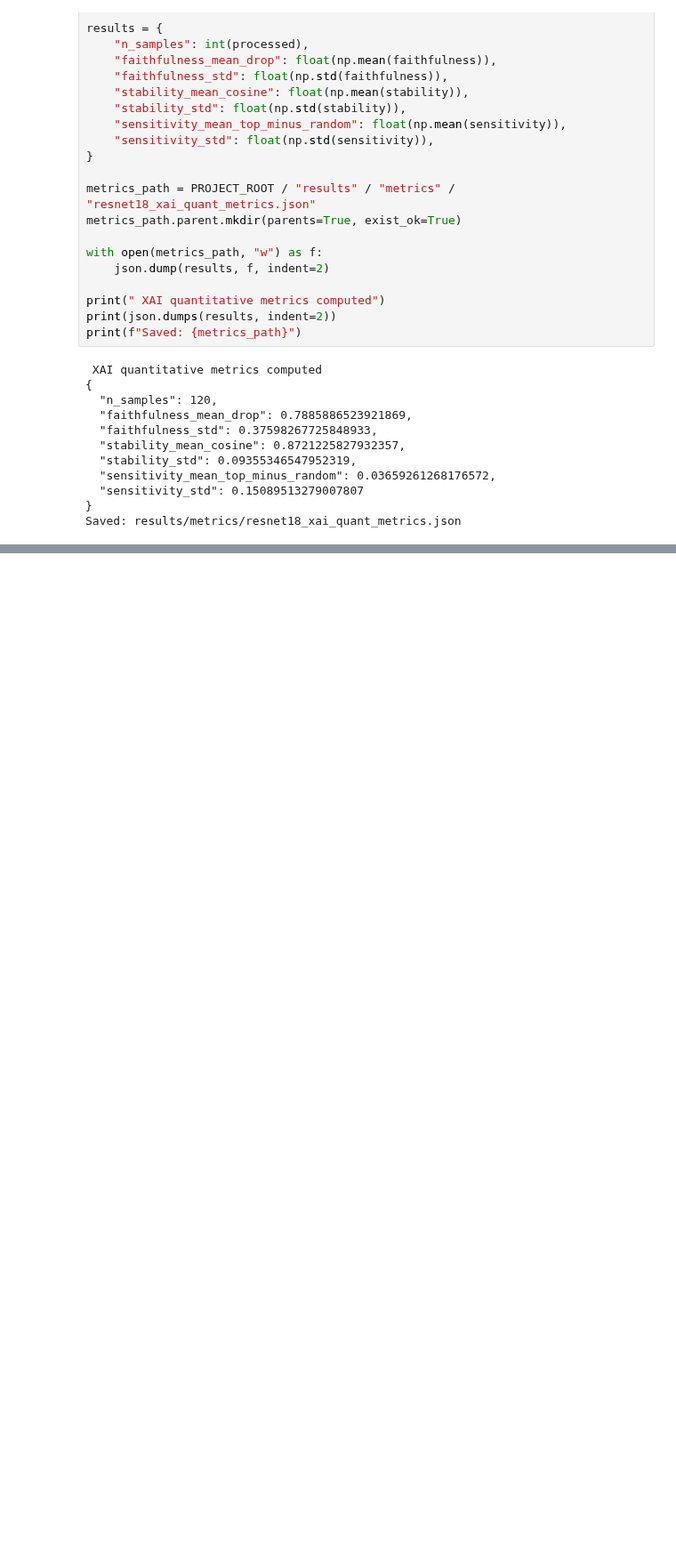
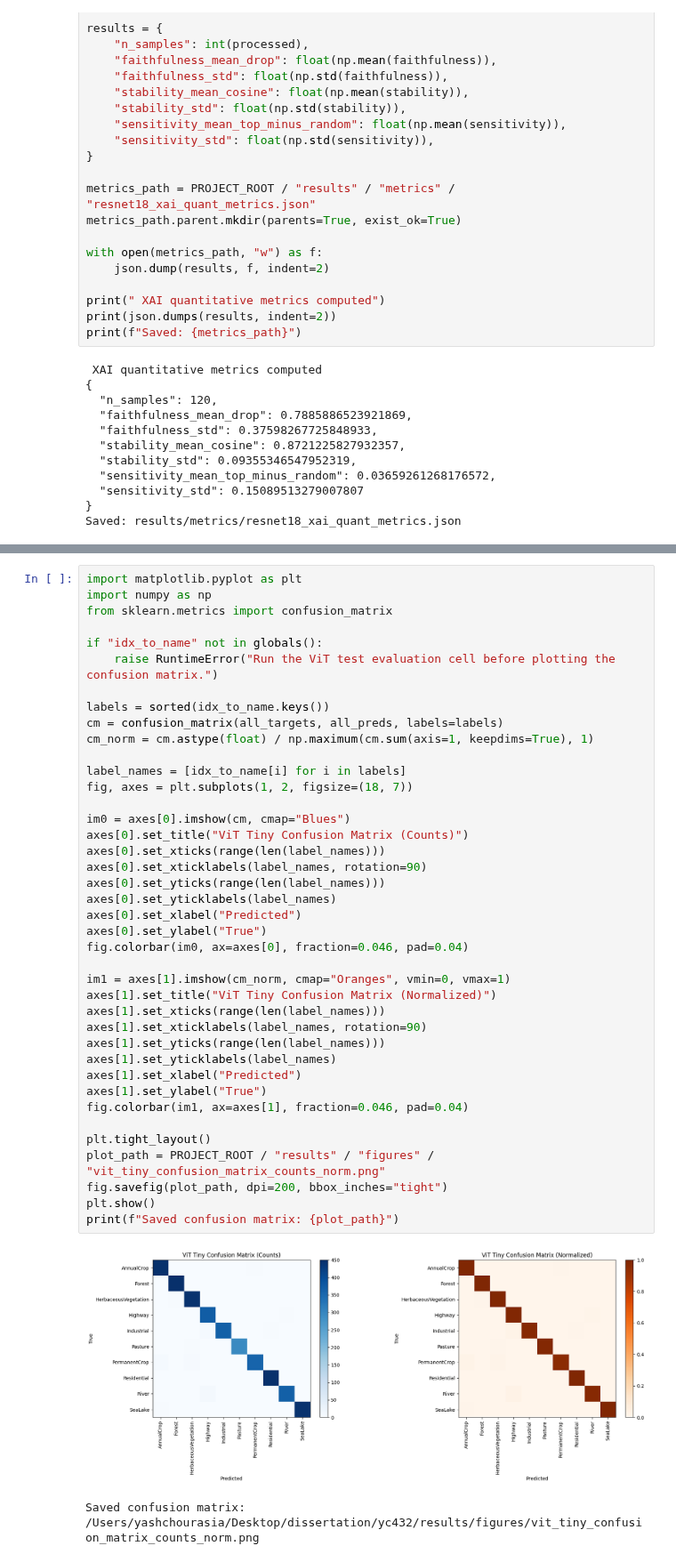
Before and after one commit to yash1-coder/dissertation, a Jupyter notebook: CNN.ipynb, the cells around one changed output, grey strips where cells are left out. Shown at 89% size. Cells and saved outputs as stored; diff of their text form; blank space fills up the shorter version.

```diff
--- a/CNN.ipynb
+++ b/CNN.ipynb
@@ -1853,0 +2323,43 @@ Saved: results/metrics/resnet18_xai_quant_metrics.json
+# %%
+import matplotlib.pyplot as plt
+import numpy as np
+from sklearn.metrics import confusion_matrix
+
+if "idx_to_name" not in globals():
+    raise RuntimeError("Run the ViT test evaluation cell before plotting the confusion matrix.")
+
+labels = sorted(idx_to_name.keys())
+cm = confusion_matrix(all_targets, all_preds, labels=labels)
+cm_norm = cm.astype(float) / np.maximum(cm.sum(axis=1, keepdims=True), 1)
+
+label_names = [idx_to_name[i] for i in labels]
+fig, axes = plt.subplots(1, 2, figsize=(18, 7))
+
+im0 = axes[0].imshow(cm, cmap="Blues")
+axes[0].set_title("ViT Tiny Confusion Matrix (Counts)")
+axes[0].set_xticks(range(len(label_names)))
+axes[0].set_xticklabels(label_names, rotation=90)
+axes[0].set_yticks(range(len(label_names)))
+axes[0].set_yticklabels(label_names)
+axes[0].set_xlabel("Predicted")
+axes[0].set_ylabel("True")
+fig.colorbar(im0, ax=axes[0], fraction=0.046, pad=0.04)
+
+im1 = axes[1].imshow(cm_norm, cmap="Oranges", vmin=0, vmax=1)
+axes[1].set_title("ViT Tiny Confusion Matrix (Normalized)")
+axes[1].set_xticks(range(len(label_names)))
+axes[1].set_xticklabels(label_names, rotation=90)
+axes[1].set_yticks(range(len(label_names)))
+axes[1].set_yticklabels(label_names)
+axes[1].set_xlabel("Predicted")
+axes[1].set_ylabel("True")
+fig.colorbar(im1, ax=axes[1], fraction=0.046, pad=0.04)
+
+plt.tight_layout()
+plot_path = PROJECT_ROOT / "results" / "figures" / "vit_tiny_confusion_matrix_counts_norm.png"
+fig.savefig(plot_path, dpi=200, bbox_inches="tight")
+plt.show()
+print(f"Saved confusion matrix: {plot_path}")
+# %% [output]
+[figure, added]
+Saved confusion matrix: /Users/yashchourasia/Desktop/dissertation/yc432/results/figures/vit_tiny_confusion_matrix_counts_norm.png
```
Also changed, not shown: parts of 6 cells of this notebook.
